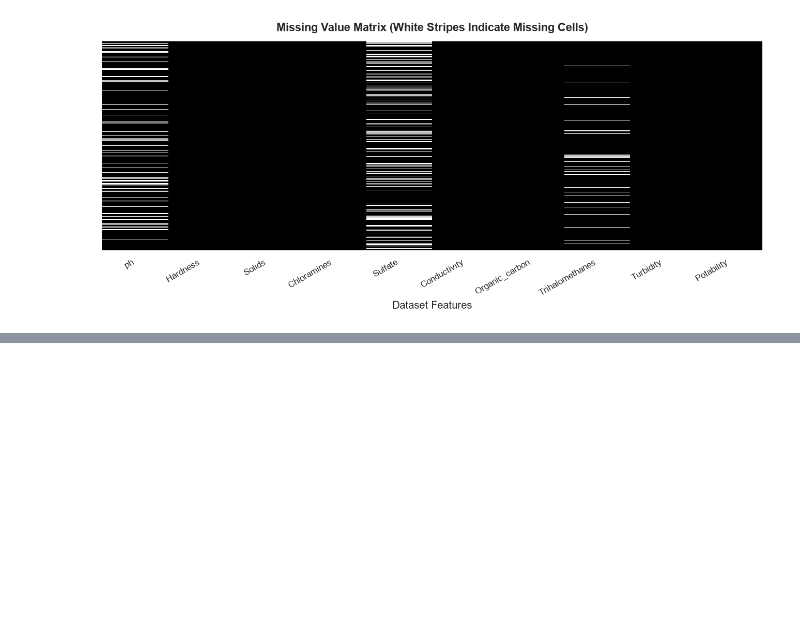
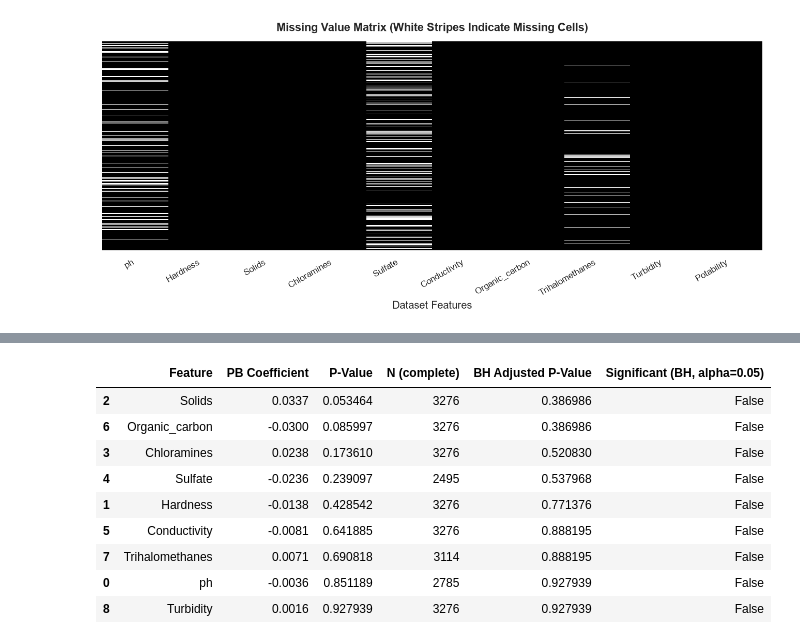
Before and after one commit to SUCHET28/WATERWATCH-AI, a Jupyter notebook: notebooks/01_dataset_exploration.ipynb, the cells around one changed output, grey strips where cells are left out. Saved outputs shown, nothing was run; the diff lists cells and outputs as text; code cells hidden in the pictures; blank space fills up the shorter version.

```diff
--- a/notebooks/01_dataset_exploration.ipynb
+++ b/notebooks/01_dataset_exploration.ipynb
@@ -277,0 +372,40 @@ plt.show()
+# %%
+from scipy import stats
+
+pb_results = []
+for feat in features:
+    sub = df[[feat, 'Potability']].dropna()
+    r, p = stats.pointbiserialr(sub['Potability'], sub[feat])
+    pb_results.append({
+        'Feature': feat,
+        'PB Coefficient': round(r, 4),
+        'P-Value': round(p, 6),
+        'N (complete)': len(sub)
+    })
+
+pb_df = pd.DataFrame(pb_results)
+# Benjamini-Hochberg adjustment
+p_vals = pb_df['P-Value'].values
+n_tests = len(p_vals)
+rank_order = np.argsort(p_vals)
+adj_p = np.empty(n_tests)
+for i in range(n_tests):
+    adj_p[rank_order[i]] = min(p_vals[rank_order[i]] * n_tests / (i + 1), 1.0)
+# Enforce monotonicity
+for i in range(n_tests - 2, -1, -1):
+    adj_p[rank_order[i]] = min(adj_p[rank_order[i]], adj_p[rank_order[i+1]])
+
+pb_df['BH Adjusted P-Value'] = np.round(adj_p, 6)
+pb_df['Significant (BH, alpha=0.05)'] = adj_p < 0.05
+display(pb_df.sort_values('P-Value'))
+# %% [output]
+|  | Feature | PB Coefficient | P-Value | N (complete) | BH Adjusted P-Value | Significant (BH, alpha=0.05) |
+| 2 | Solids | 0.0337 | 0.053464 | 3276 | 0.386986 | False |
+| 6 | Organic_carbon | -0.0300 | 0.085997 | 3276 | 0.386986 | False |
+| 3 | Chloramines | 0.0238 | 0.173610 | 3276 | 0.520830 | False |
+| 4 | Sulfate | -0.0236 | 0.239097 | 2495 | 0.537968 | False |
+| 1 | Hardness | -0.0138 | 0.428542 | 3276 | 0.771376 | False |
+| 5 | Conductivity | -0.0081 | 0.641885 | 3276 | 0.888195 | False |
+| 7 | Trihalomethanes | 0.0071 | 0.690818 | 3114 | 0.888195 | False |
+| 0 | ph | -0.0036 | 0.851189 | 2785 | 0.927939 | False |
+| 8 | Turbidity | 0.0016 | 0.927939 | 3276 | 0.927939 | False |
```
Also changed, not shown: parts of 9 cells of this notebook, 41 other files.
